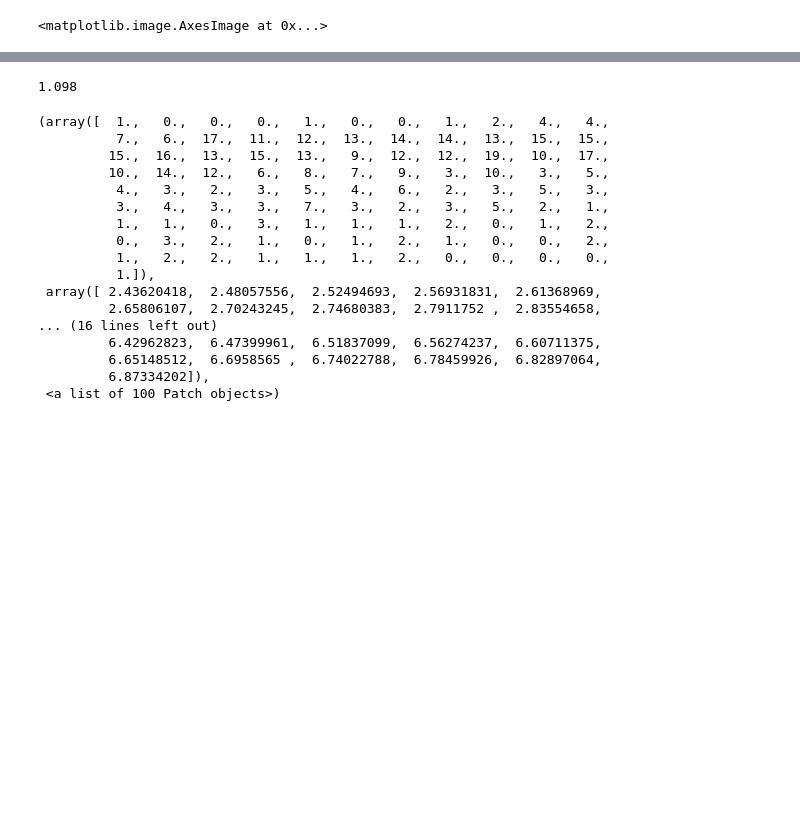
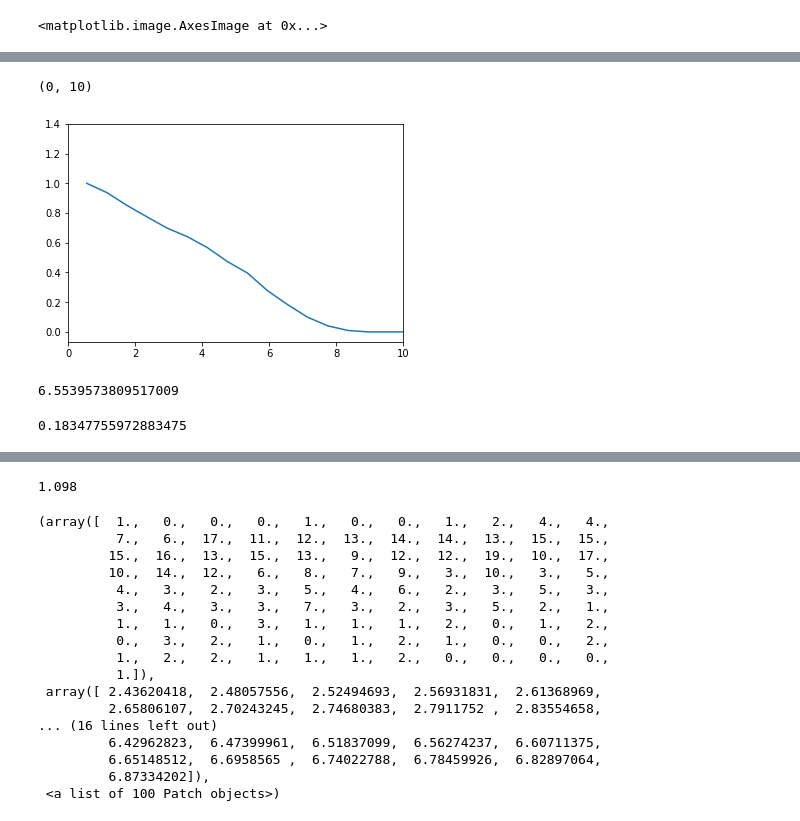
Before and after one commit to ryanhausen/gp-imgs, a Jupyter notebook: post_stuff/ReDistUsingPetrosian.ipynb, the cells around one changed output, grey strips where cells are left out. Cells and saved outputs as stored; diff of their text form; code cells hidden in the pictures; blank space fills up the shorter version.

```diff
--- a/post_stuff/ReDistUsingPetrosian.ipynb
+++ b/post_stuff/ReDistUsingPetrosian.ipynb
@@ -214,0 +241,18 @@ plt.plot(interp_rs, interp_fs)
+# %%
+A = np.pi * interp_rs**2
+# %%
+etas = interp_fs*A/L
+plt.plot(interp_rs, etas)
+plt.xlim([0,10])
+# %% [output]
+(0, 10)
+[figure, added]
+# %%
+eta_idx = np.square(etas[interp_rs<10]-0.2).argmin()
+interp_rs[eta_idx]
+# %% [output]
+6.5539573809517009
+# %%
+etas[eta_idx]
+# %% [output]
+0.18347755972883475
```
Also changed, not shown: parts of 15 cells of this notebook, 3 other files.
